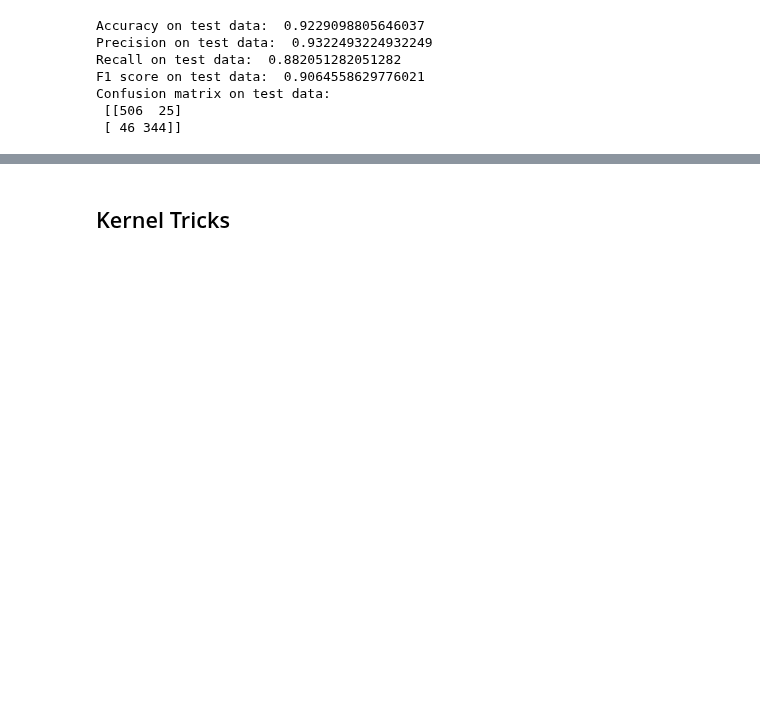
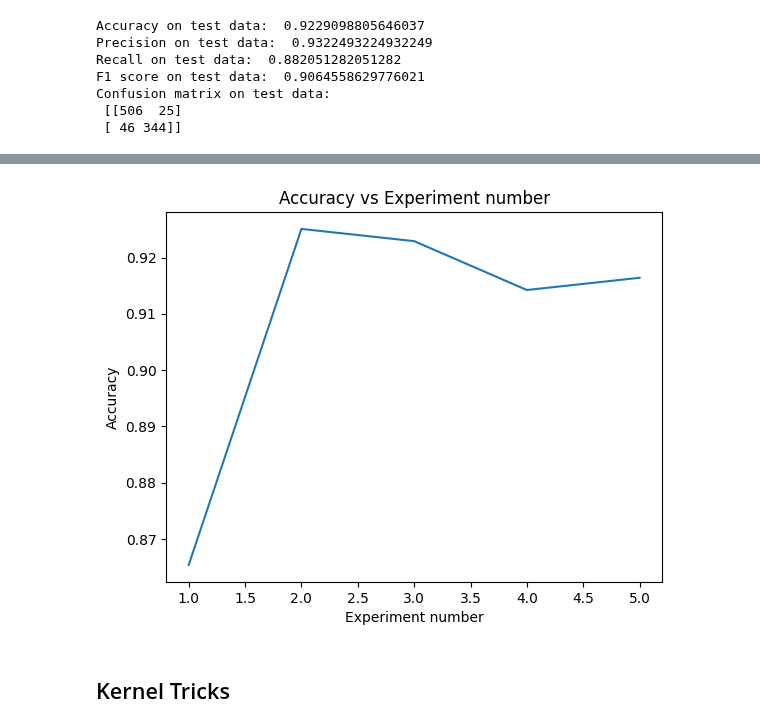
Before and after one commit to Baron105/ML-Assignments, a Jupyter notebook: CS60050/ML_Assignment_3/21CS10014_Barun_Parua/Q1/Q_1.ipynb, the cells around one changed output, grey strips where cells are left out. Saved outputs shown, nothing was run; the diff lists cells and outputs as text; code cells hidden in the pictures; blank space fills up the shorter version.

```diff
--- a/CS60050/ML_Assignment_3/21CS10014_Barun_Parua/Q1/Q_1.ipynb
+++ b/CS60050/ML_Assignment_3/21CS10014_Barun_Parua/Q1/Q_1.ipynb
@@ -19,8 +19,22 @@ spambase = fetch_ucirepo(id=94)
 X = spambase.data.features
 y = spambase.data.targets
 
+# convert to numpy array
+X = np.array(X)
+y = np.array(y)
+
 # split the data into train and test
 X_train, X_test, y_train, y_test = train_test_split(X, y, train_size=0.8, random_state=42)
+
+# make the data in ND array form
+X_train = np.array(X_train)
+X_test = np.array(X_test)
+y_train = np.array(y_train)
+y_test = np.array(y_test)
+
+# change shape of y_train and y_test to (n, )
+y_train = y_train.reshape(-1)
+y_test = y_test.reshape(-1)
 # %%
 # train the SVM model
 clf = SVC(kernel='linear')
@@ -107,3 +142,13 @@ plt.show()
+# %%
+# plot the accuracy values for different values of C
+# use experiment number rather than C values on the x-axis
+plt.plot([1, 2, 3, 4, 5], acc)
+plt.xlabel('Experiment number')
+plt.ylabel('Accuracy')
+plt.title('Accuracy vs Experiment number')
+plt.show()
+# %% [output]
+[figure, added]
 # %% [markdown]
 ## Kernel Tricks
 # %%
```
Also changed, not shown: parts of 3 cells of this notebook.
